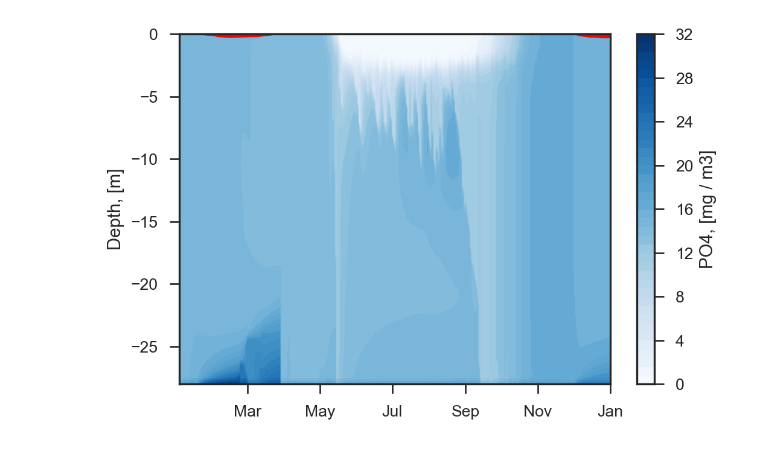
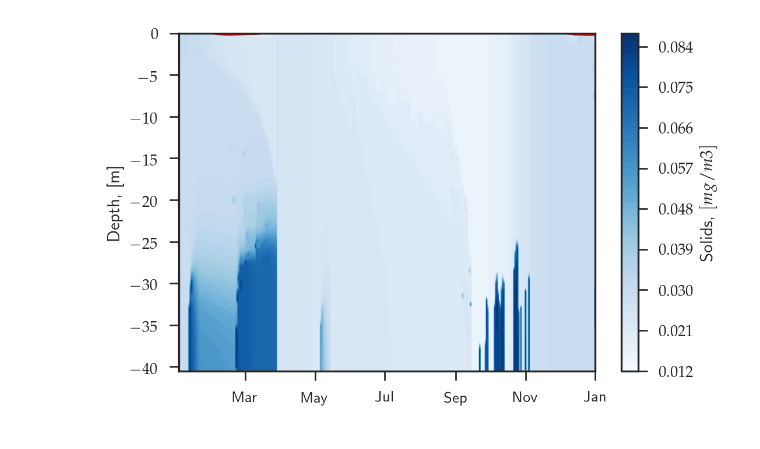
Before and after one commit to biogeochemistry/MyLake_v2_Vansjo, a Jupyter notebook: Postproc_code/plotting.py.ipynb, the cells around one changed output. Drawn from its saved outputs; the diff is of its cells as text; code cells hidden in the pictures.

```diff
--- a/Postproc_code/plotting.py.ipynb
+++ b/Postproc_code/plotting.py.ipynb
@@ -46,4 +98,4 @@ contour_plot(Sediment_results, 'OMzt', lbl='OM1, [mmol / L]', cmap=cmocean.cm.al
 # %%
-contour_plot(MyLake_results, 'Pzt', lbl='PO4, [mg / m3]')
+contour_plot(MyLake_results, 'Szt', lbl=r'Solids, $[mg / m3]$')
 # %% [output]
-[figure, old version]
+[figure, new version]
```
Also changed, not shown: parts of 25 cells of this notebook.
